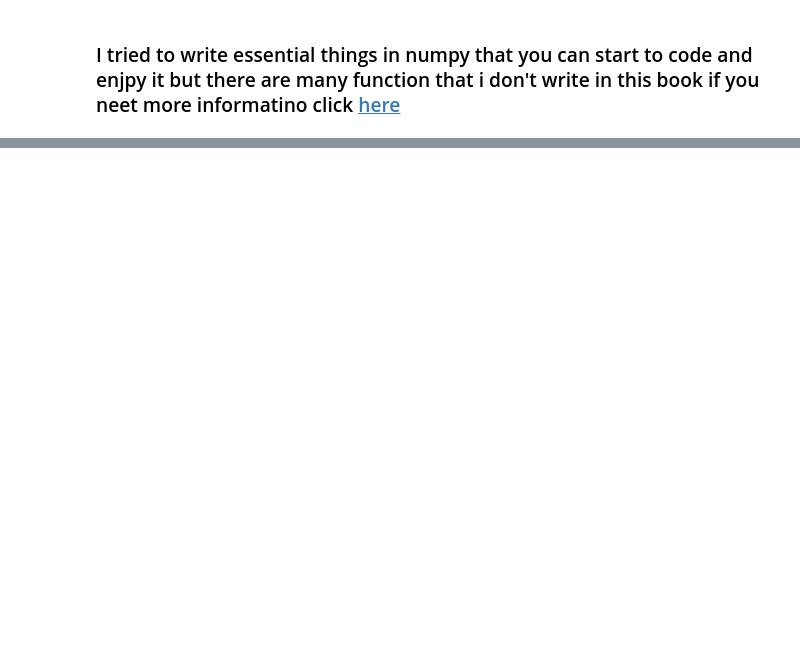
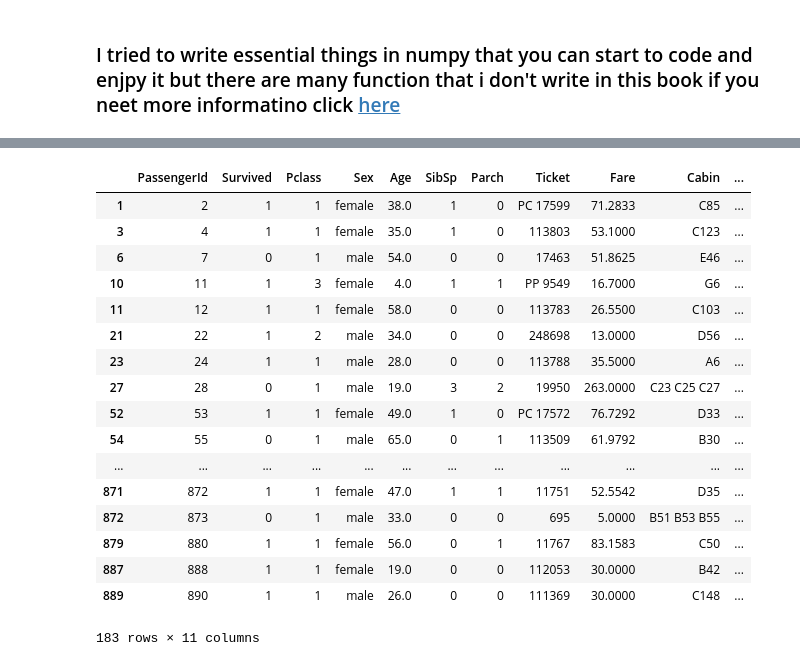
Before and after one commit to msadegh97/machine-learning-course, a Jupyter notebook: appendix-01-python.ipynb, the cells around one changed output, grey strips where cells are left out. Saved outputs shown, nothing was run; the diff lists cells and outputs as text; code cells hidden in the pictures; blank space fills up the shorter version.

```diff
--- a/appendix-01-python.ipynb
+++ b/appendix-01-python.ipynb
@@ -679,0 +891,2 @@ multiply 2 matrix with numpy func:  0.00422358512878418
+# %%
+titanic = pd.read_csv('Datasets/titanic.csv')
@@ -679,0 +902,2 @@ multiply 2 matrix with numpy func:  0.00422358512878418
+# %%
+titanic.drop('Name', axis=1 , inplace = True)
@@ -679,0 +928,21 @@ multiply 2 matrix with numpy func:  0.00422358512878418
+# %%
+titanic.dropna()
+# %% [output]
+|  | PassengerId | Survived | Pclass | Sex | Age | SibSp | Parch | Ticket | Fare | Cabin | ... |
+| 1 | 2 | 1 | 1 | female | 38.0 | 1 | 0 | PC 17599 | 71.2833 | C85 | ... |
+| 3 | 4 | 1 | 1 | female | 35.0 | 1 | 0 | 113803 | 53.1000 | C123 | ... |
+| 6 | 7 | 0 | 1 | male | 54.0 | 0 | 0 | 17463 | 51.8625 | E46 | ... |
+| 10 | 11 | 1 | 3 | female | 4.0 | 1 | 1 | PP 9549 | 16.7000 | G6 | ... |
+| 11 | 12 | 1 | 1 | female | 58.0 | 0 | 0 | 113783 | 26.5500 | C103 | ... |
+| 21 | 22 | 1 | 2 | male | 34.0 | 0 | 0 | 248698 | 13.0000 | D56 | ... |
+| 23 | 24 | 1 | 1 | male | 28.0 | 0 | 0 | 113788 | 35.5000 | A6 | ... |
+| 27 | 28 | 0 | 1 | male | 19.0 | 3 | 2 | 19950 | 263.0000 | C23 C25 C27 | ... |
+| 52 | 53 | 1 | 1 | female | 49.0 | 1 | 0 | PC 17572 | 76.7292 | D33 | ... |
+| 54 | 55 | 0 | 1 | male | 65.0 | 0 | 1 | 113509 | 61.9792 | B30 | ... |
+| ... | ... | ... | ... | ... | ... | ... | ... | ... | ... | ... | ... |
+| 871 | 872 | 1 | 1 | female | 47.0 | 1 | 1 | 11751 | 52.5542 | D35 | ... |
+| 872 | 873 | 0 | 1 | male | 33.0 | 0 | 0 | 695 | 5.0000 | B51 B53 B55 | ... |
+| 879 | 880 | 1 | 1 | female | 56.0 | 0 | 1 | 11767 | 83.1583 | C50 | ... |
+| 887 | 888 | 1 | 1 | female | 19.0 | 0 | 0 | 112053 | 30.0000 | B42 | ... |
+| 889 | 890 | 1 | 1 | male | 26.0 | 0 | 0 | 111369 | 30.0000 | C148 | ... |
+183 rows × 11 columns
```
Also changed, not shown: parts of 82 cells of this notebook, 2 other files.
